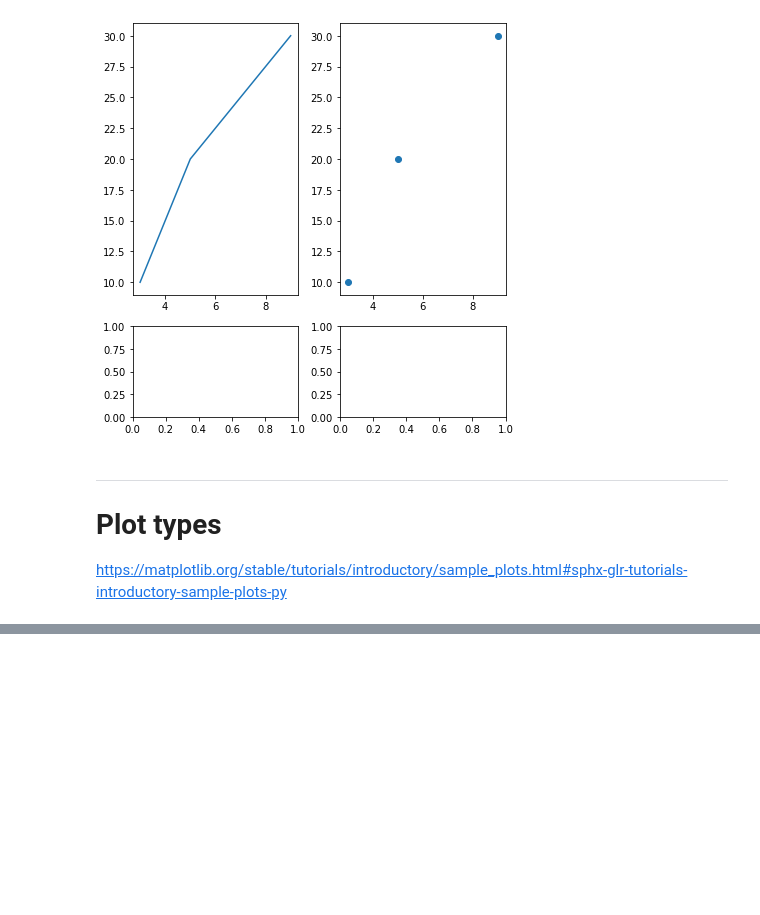
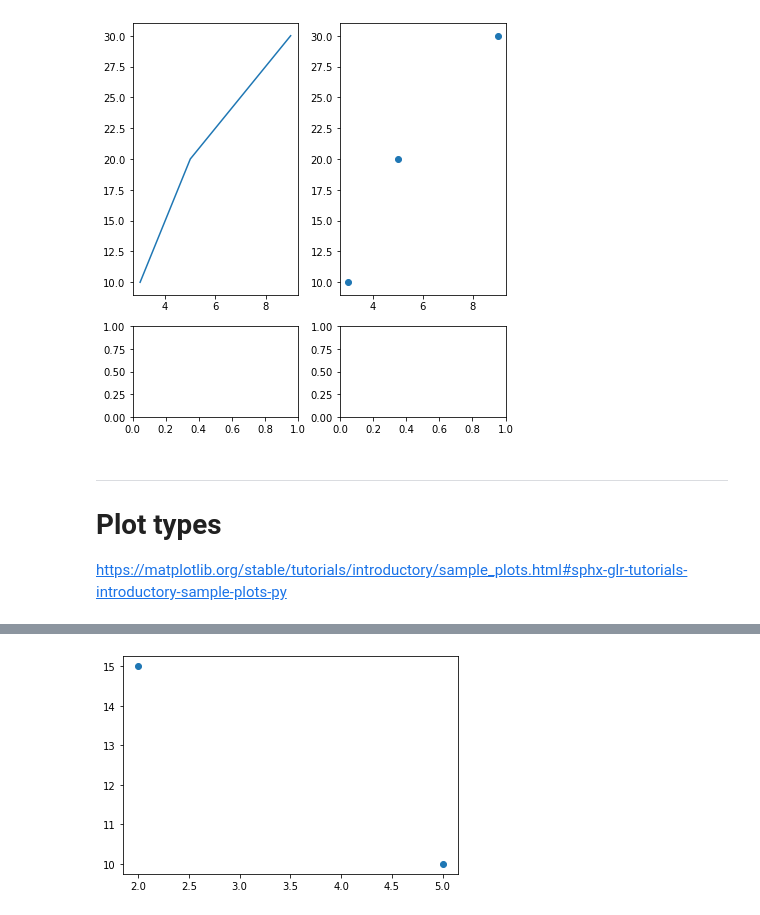
Before and after one commit to ICWallis/tutorial-publication-ready-figures, a Jupyter notebook: 0-introduction.ipynb, the cells around one changed output, grey strips where cells are left out. Cells and saved outputs as stored; diff of their text form; code cells hidden in the pictures; blank space fills up the shorter version.

```diff
--- a/0-introduction.ipynb
+++ b/0-introduction.ipynb
@@ -136,0 +207,25 @@ https://matplotlib.org/stable/tutorials/introductory/sample_plots.html#sphx-glr-
+# %%
+fig, ax = plt.subplots(1,1)
+
+ax.scatter([5,2],[10,15])
+
+plt.savefig('Test.png')
+
+# Can save a figure as...
+# Raster formats: png (defult format) or jpg
+# Vector formats: pdf or svg
+
+# other kwargs to try...
+# dpi=300 (300 is good for general use, 500-600 is high resolution)
+# facecolor='w' (sets the colour of the area outside the plot)
+# transparent=False (sets the plot area to transparent)
+
+# If figure is cut-off by export, use the following kwarg to fit the export to the plot
+# bbox_inches='Tight'
+# If using the above kwarg, you can add padding around the tight frame using the following kwarg
+# pad_inches=0.1
+
+# For more information on saving figures:
+# https://matplotlib.org/stable/api/_as_gen/matplotlib.pyplot.savefig.html
+# %% [output]
+[figure, added]
```
Also changed, not shown: parts of 16 cells of this notebook.
